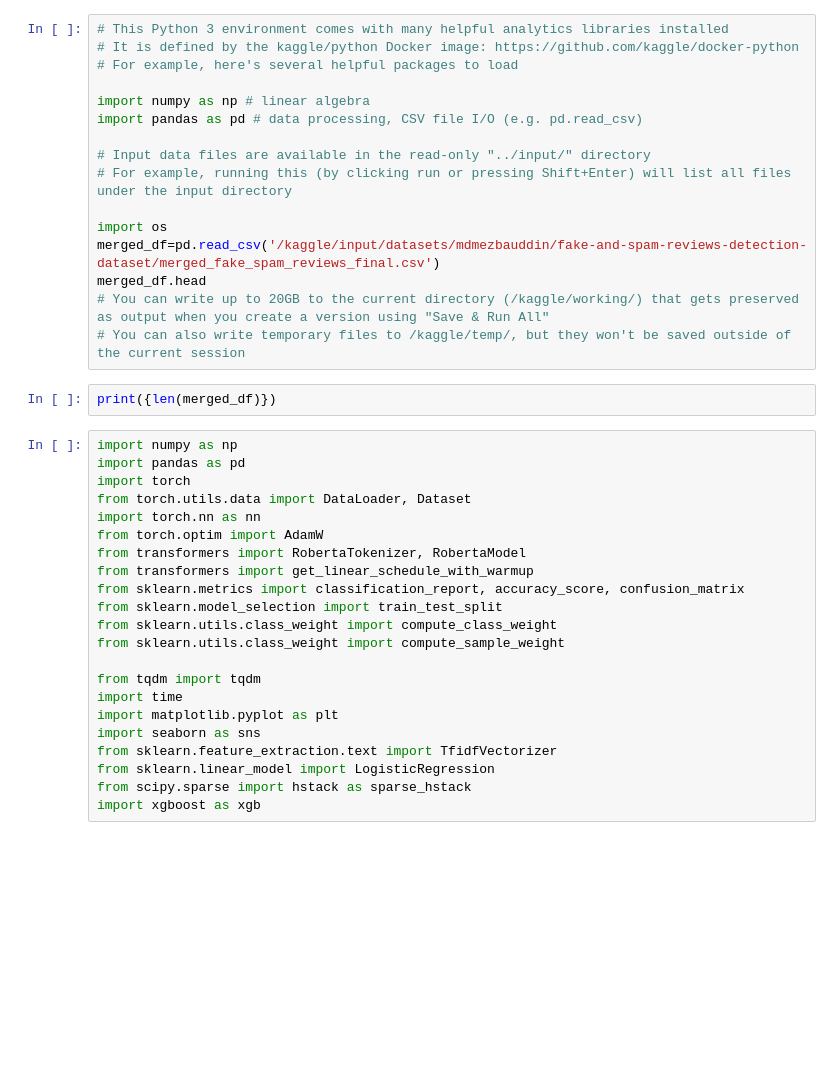
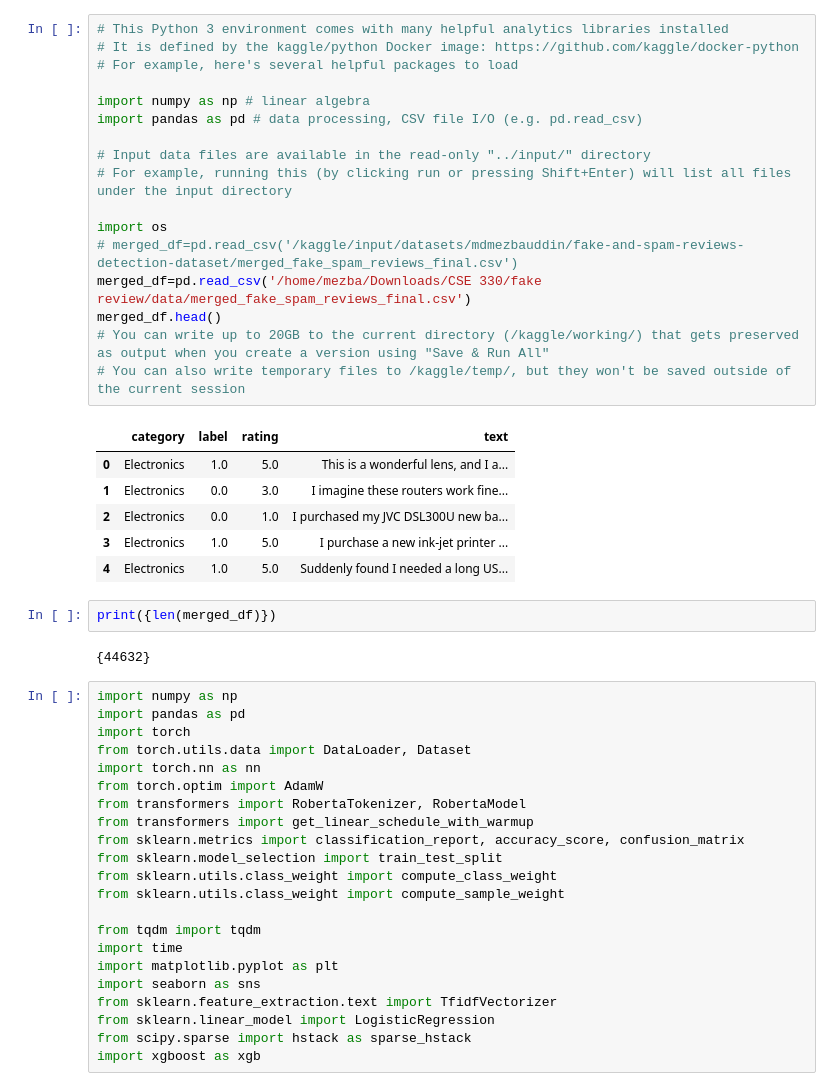
Before and after one commit to Mahi2105013/fake-and-spam-detection, a Jupyter notebook: notebooks/fake-and-spam-reviews-detection.ipynb, the cells around one changed output. Drawn from its saved outputs; the diff is of its cells as text; blank space fills up the shorter version.

```diff
--- a/notebooks/fake-and-spam-reviews-detection.ipynb
+++ b/notebooks/fake-and-spam-reviews-detection.ipynb
@@ -1,21 +1,31 @@
 # %%
 # This Python 3 environment comes with many helpful analytics libraries installed
 # It is defined by the kaggle/python Docker image: https://github.com/kaggle/docker-python
 # For example, here's several helpful packages to load
 
 import numpy as np # linear algebra
 import pandas as pd # data processing, CSV file I/O (e.g. pd.read_csv)
 
 # Input data files are available in the read-only "../input/" directory
 # For example, running this (by clicking run or pressing Shift+Enter) will list all files under the input directory
 
 import os
-merged_df=pd.read_csv('/kaggle/input/datasets/mdmezbauddin/fake-and-spam-reviews-detection-dataset/merged_fake_spam_reviews_final.csv')
-merged_df.head
+# merged_df=pd.read_csv('/kaggle/input/datasets/mdmezbauddin/fake-and-spam-reviews-detection-dataset/merged_fake_spam_reviews_final.csv')
+merged_df=pd.read_csv('/home/mezba/Downloads/CSE 330/fake review/data/merged_fake_spam_reviews_final.csv')
+merged_df.head()
 # You can write up to 20GB to the current directory (/kaggle/working/) that gets preserved as output when you create a version using "Save & Run All"
 # You can also write temporary files to /kaggle/temp/, but they won't be saved outside of the current session
+# %% [output]
+|  | category | label | rating | text |
+| 0 | Electronics | 1.0 | 5.0 | This is a wonderful lens, and I a... |
+| 1 | Electronics | 0.0 | 3.0 | I imagine these routers work fine... |
+| 2 | Electronics | 0.0 | 1.0 | I purchased my JVC DSL300U new ba... |
+| 3 | Electronics | 1.0 | 5.0 | I purchase a new ink-jet printer ... |
+| 4 | Electronics | 1.0 | 5.0 | Suddenly found I needed a long US... |
 # %%
 print({len(merged_df)})
+# %% [output]
+{44632}
 # %%
 import numpy as np
 import pandas as pd
```
Also changed, not shown: parts of 13 cells of this notebook, 2 other files.
